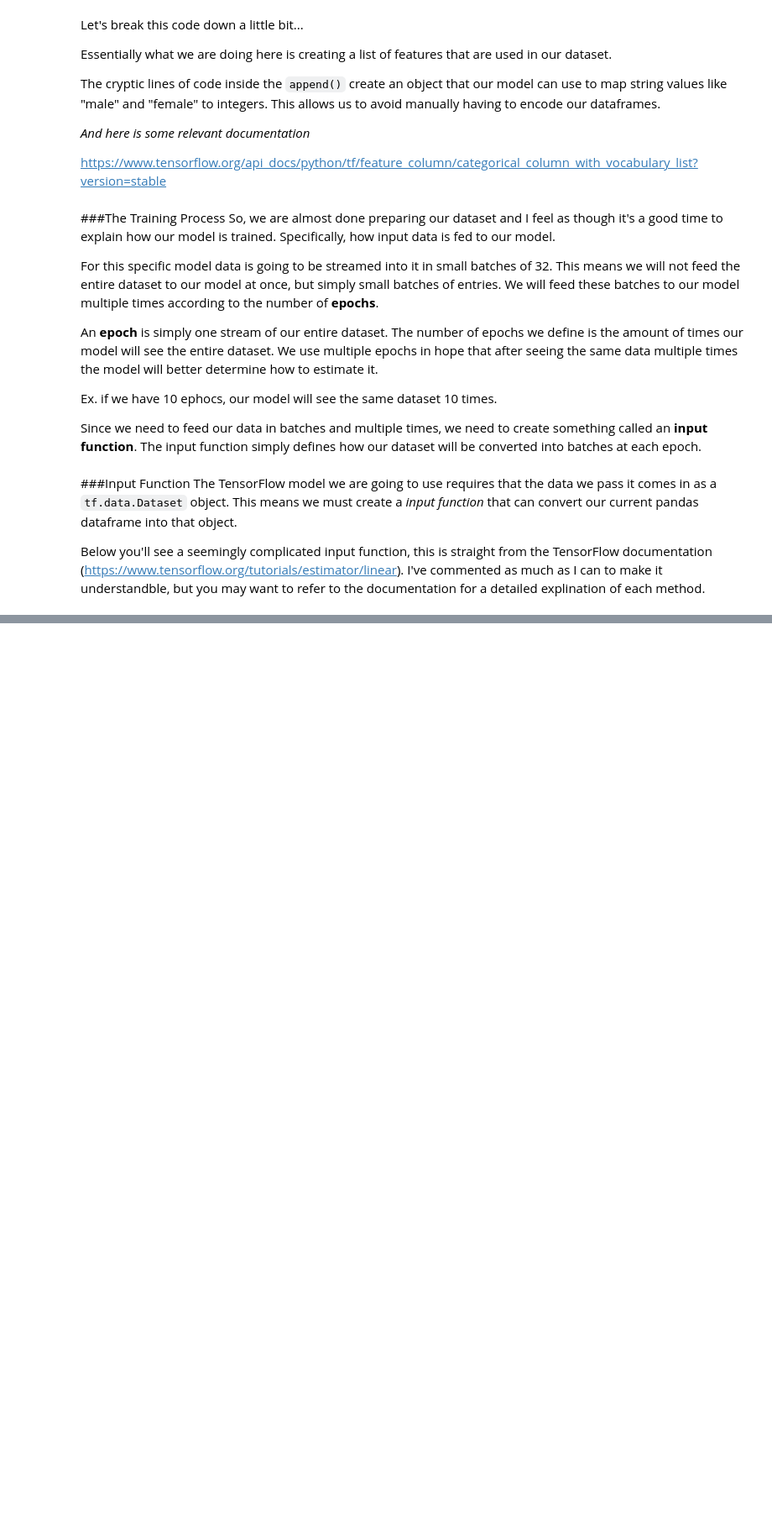
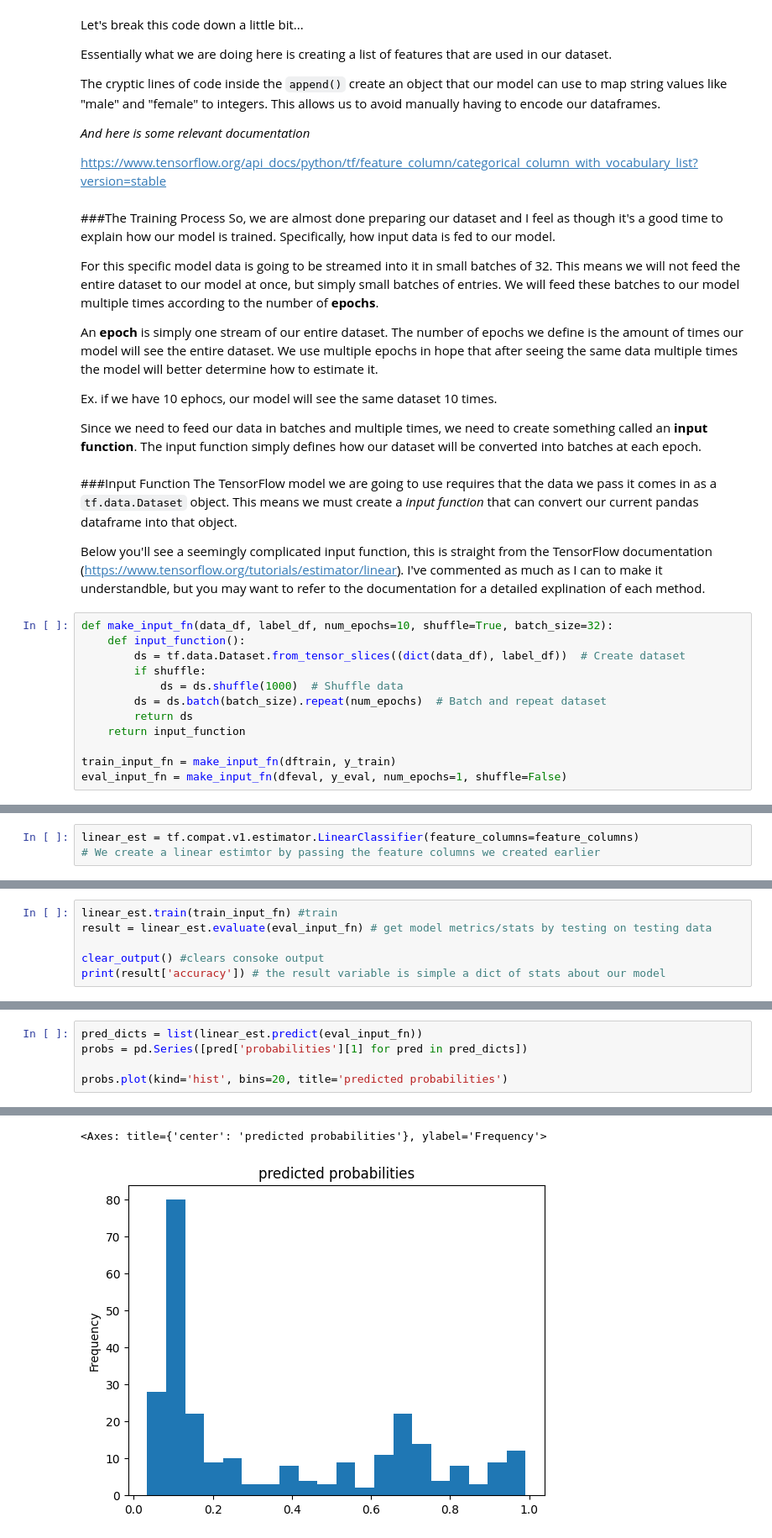
Before and after one commit to CharlieWalkerHimanshu/TensorFlow, a Jupyter notebook: Core_Learning_Algorithms_by_Himanshu.ipynb, the cells around one changed output, grey strips where cells are left out. Shown: that part at 84% size. Saved outputs shown, nothing was run; the diff lists cells and outputs as text; blank space fills up the shorter version.

````diff
--- a/Core_Learning_Algorithms_by_Himanshu.ipynb
+++ b/Core_Learning_Algorithms_by_Himanshu.ipynb
@@ -239,3 +272,15 @@ Since we need to feed our data in batches and multiple times, we need to create
 The TensorFlow model we are going to use requires that the data we pass it comes in as a ```tf.data.Dataset``` object. This means we must create a *input function* that can convert our current pandas dataframe into that object.
 
 Below you'll see a seemingly complicated input function, this is straight from the TensorFlow documentation (https://www.tensorflow.org/tutorials/estimator/linear). I've commented as much as I can to make it understandble, but you may want to refer to the documentation for a detailed explination of each method.
+# %%
+def make_input_fn(data_df, label_df, num_epochs=10, shuffle=True, batch_size=32):
+    def input_function():
+        ds = tf.data.Dataset.from_tensor_slices((dict(data_df), label_df))  # Create dataset
+        if shuffle:
+            ds = ds.shuffle(1000)  # Shuffle data
+        ds = ds.batch(batch_size).repeat(num_epochs)  # Batch and repeat dataset
+        return ds
+    return input_function
+
+train_input_fn = make_input_fn(dftrain, y_train)
+eval_input_fn = make_input_fn(dfeval, y_eval, num_epochs=1, shuffle=False)
@@ -241,0 +292,3 @@ Below you'll see a seemingly complicated input function, this is straight from t
+# %%
+linear_est = tf.compat.v1.estimator.LinearClassifier(feature_columns=feature_columns)
+# We create a linear estimtor by passing the feature columns we created earlier
@@ -241,0 +306,6 @@ Below you'll see a seemingly complicated input function, this is straight from t
+# %%
+linear_est.train(train_input_fn) #train
+result = linear_est.evaluate(eval_input_fn) # get model metrics/stats by testing on testing data
+
+clear_output() #clears consoke output
+print(result['accuracy']) # the result variable is simple a dict of stats about our model
@@ -241,0 +322,6 @@ Below you'll see a seemingly complicated input function, this is straight from t
+# %%
+pred_dicts = list(linear_est.predict(eval_input_fn))
+probs = pd.Series([pred['probabilities'][1] for pred in pred_dicts])
+
+probs.plot(kind='hist', bins=20, title='predicted probabilities')
+# %% [output]
@@ -241,0 +337,2 @@ Below you'll see a seemingly complicated input function, this is straight from t
+<Axes: title={'center': 'predicted probabilities'}, ylabel='Frequency'>
+[figure, added]
````
Also changed, not shown: parts of 24 cells of this notebook.
